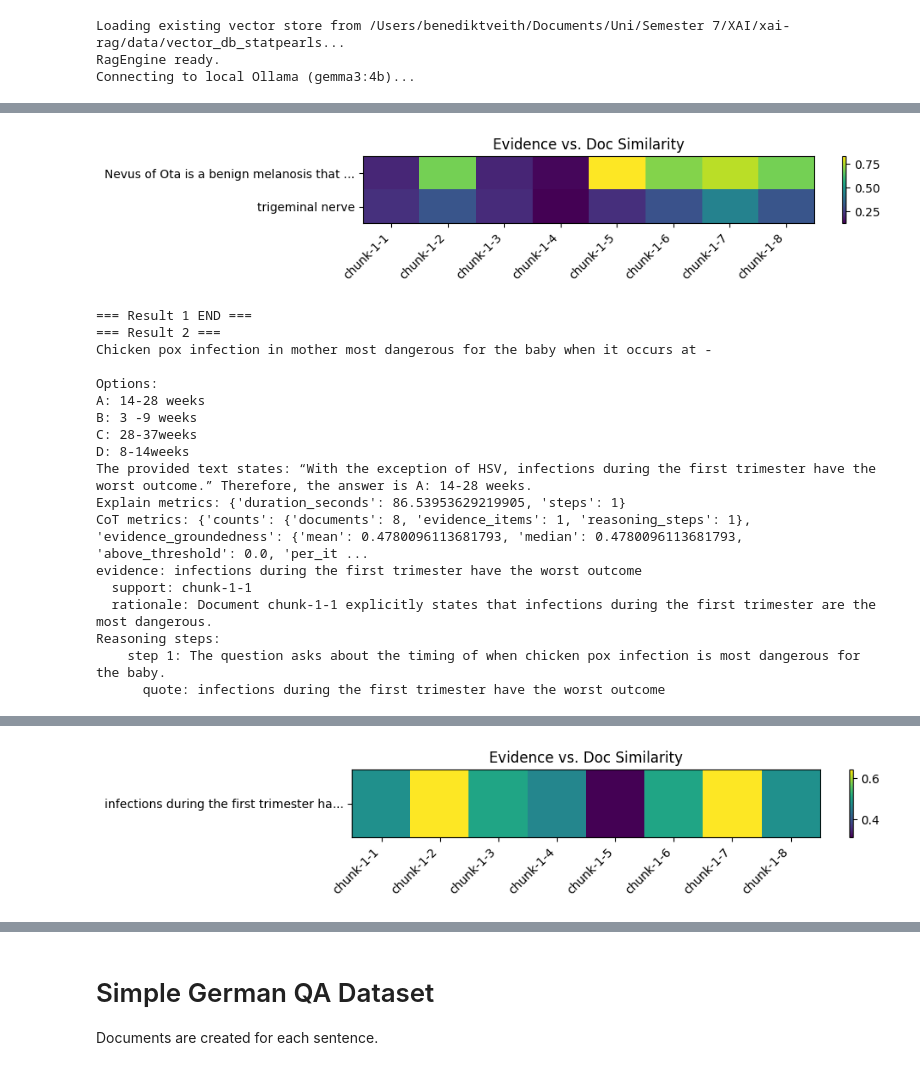
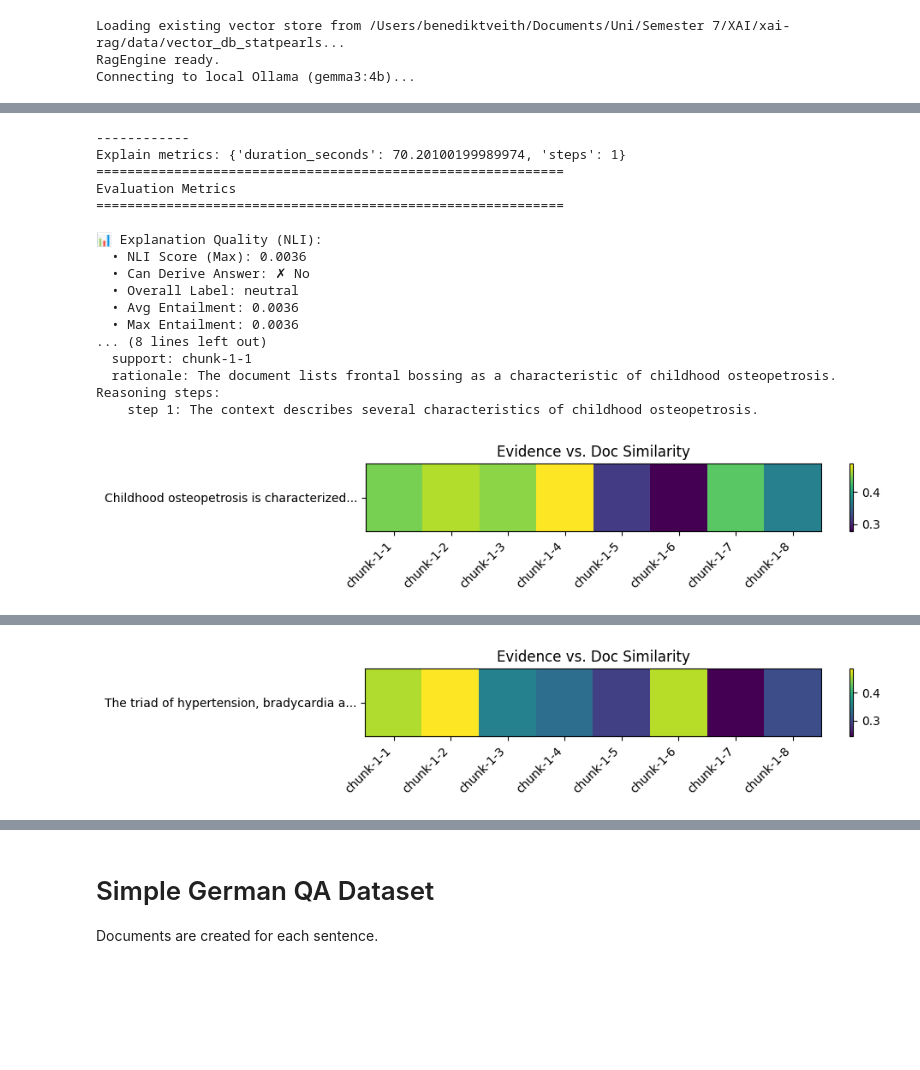
Before and after one commit to benediktveith/xai-rag, a Jupyter notebook: notebooks/cot_explaination.ipynb, the cells around one changed output, grey strips where cells are left out. Saved outputs shown, nothing was run; the diff lists cells and outputs as text; code cells hidden in the pictures; blank space fills up the shorter version.

Commit message:
Added: CoT Evaluation

```diff
--- a/notebooks/cot_explaination.ipynb
+++ b/notebooks/cot_explaination.ipynb
@@ -57,6 +57,8 @@ SPLIT = medmcqa_config.get("split", "val")
 LIMIT = medmcqa_config.get("n_qa_questions", 10)
 PERSIST_DIR = project_root / "data" / "vector_db_statpearls"
 NUM_HOPS = rag_config.get("n_hops", 2)
+
+kg_capable_ids = medmcqa_config.get("kg_capable", [])
 # %%
 stat_loader = StatPearlsDataLoader(root_dir=str(project_root / "data"))
 documents, stats = stat_loader.setup()
@@ -150,8 +140,22 @@ Generating final answer...
+# %%
+import html
+from IPython.display import display, HTML
+def highlight_text(text, snippets):
+    out = html.escape(text.lower())
+    for s in snippets:
+        out = out.replace(
+            html.escape(s.lower()),
+            f"<mark>{html.escape(s)}</mark>"
+        )
+    return out
 # %%
 for i, res in enumerate(results):
     print(f"=== Result {i + 1} ===")
-    print(res["question"])
-    print(res["final_answer"])
+    print(f'Question: {res["question"]}')
+
+    a = res['trace'].get("final_answer")
+    html_out = "<h2>Answer</h2>"
+    html_out += f"<p>{a}</p><hr>"
 
     result = res["explanation"]
     metrics = res["metrics"]
@@ -159,8 +163,24 @@ for i, res in enumerate(results):
     similarity = res["similarity"]
     documents = res["documents"]
 
+    evidences = [ev.span for ev in result.evidence]
+    supports = [s.split('-')[-1] for ev in result.evidence for s in ev.support]
+
+    for i, d in enumerate(documents):
+        doc_ids = []
+        for support in supports:
+            doc_id = support.split("-")[-1]
+            doc_ids.append(doc_id)
+
+        doc_id = f"{i + 1}"
+        html_out += f"<h3>Document {highlight_text(doc_id, doc_ids)}</h3>"
+        body = highlight_text(d.page_content, evidences)
+        html_out += f"<pre>{body}</pre>"
+    display(HTML(html_out))
+
+    print("------------")
     print("Explain metrics:", metrics)
-    print("CoT metrics:", cot_metrics)
+    print(cot_evaluator.prettify(cot_metrics))
     print(CoTExplainable.prettify(result))
 
     if similarity.get("scores"):
@@ -181,8 +201,5 @@ for i, res in enumerate(results):
         plt.show()
     else:
         print("No similarity matrix to plot.")
-
-
-    print(f"=== Result {i + 1} END ===")
 # %% [output]
 === Result 1 ===
@@ -205,19 +231,18 @@ Reasoning steps:
+------------
+Explain metrics: {'duration_seconds': 70.20100199989974, 'steps': 1}
+============================================================
+Evaluation Metrics
+============================================================
+
+📊 Explanation Quality (NLI):
+  • NLI Score (Max): 0.0036
+  • Can Derive Answer: ✗ No
+  • Overall Label: neutral
+  • Avg Entailment: 0.0036
+  • Max Entailment: 0.0036
+... (8 lines left out)
+  support: chunk-1-1
+  rationale: The document lists frontal bossing as a characteristic of childhood osteopetrosis.
+Reasoning steps:
+    step 1: The context describes several characteristics of childhood osteopetrosis.
-[figure, old version]
+[figure, new version]
-=== Result 1 END ===
-=== Result 2 ===
-Chicken pox infection in mother most dangerous for the baby when it occurs at -
-
-Options:
-A: 14-28 weeks
-B: 3 -9 weeks
-C: 28-37weeks
-D: 8-14weeks
-The provided text states: “With the exception of HSV, infections during the first trimester have the worst outcome.” Therefore, the answer is A: 14-28 weeks.
-Explain metrics: {'duration_seconds': 86.53953629219905, 'steps': 1}
-CoT metrics: {'counts': {'documents': 8, 'evidence_items': 1, 'reasoning_steps': 1}, 'evidence_groundedness': {'mean': 0.4780096113681793, 'median': 0.4780096113681793, 'above_threshold': 0.0, 'per_it ...
-evidence: infections during the first trimester have the worst outcome
-  support: chunk-1-1
-  rationale: Document chunk-1-1 explicitly states that infections during the first trimester are the most dangerous.
-Reasoning steps:
-    step 1: The question asks about the timing of when chicken pox infection is most dangerous for the baby.
-      quote: infections during the first trimester have the worst outcome
@@ -224 +292 @@ Reasoning steps:
-[figure, old version]
+[figure, new version]
```
Also changed, not shown: parts of 5 cells of this notebook, 1 other file.
